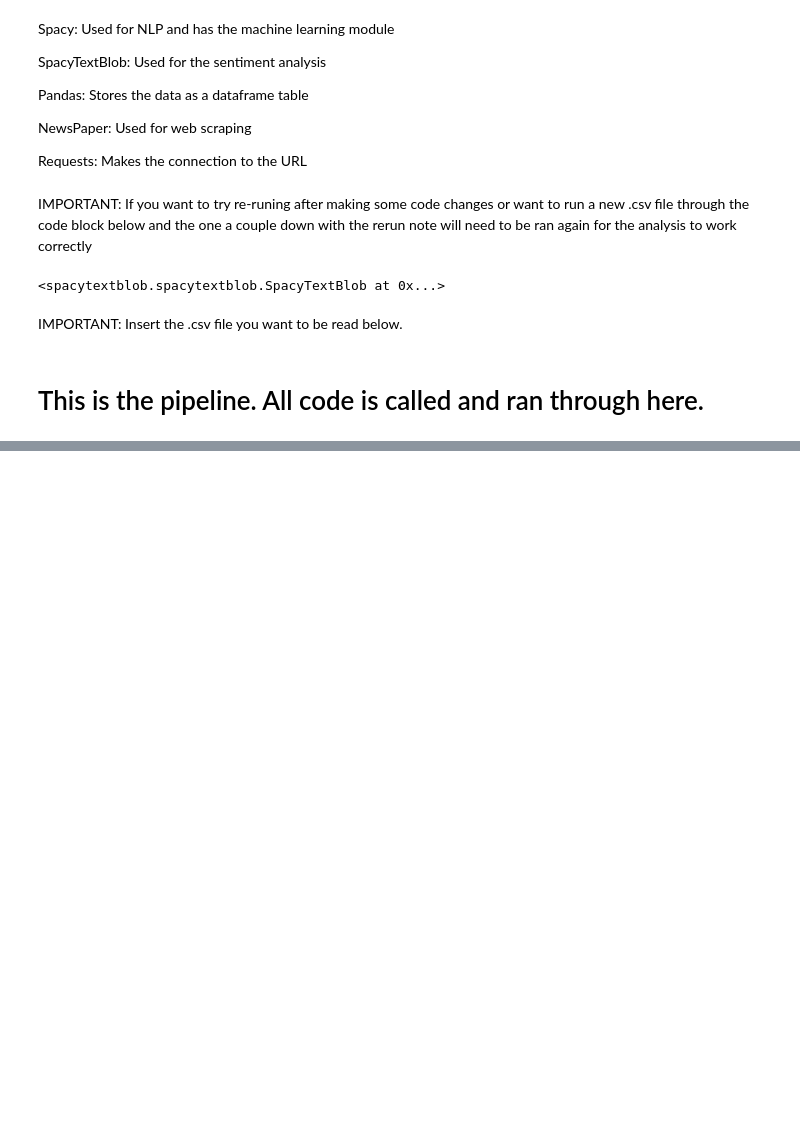
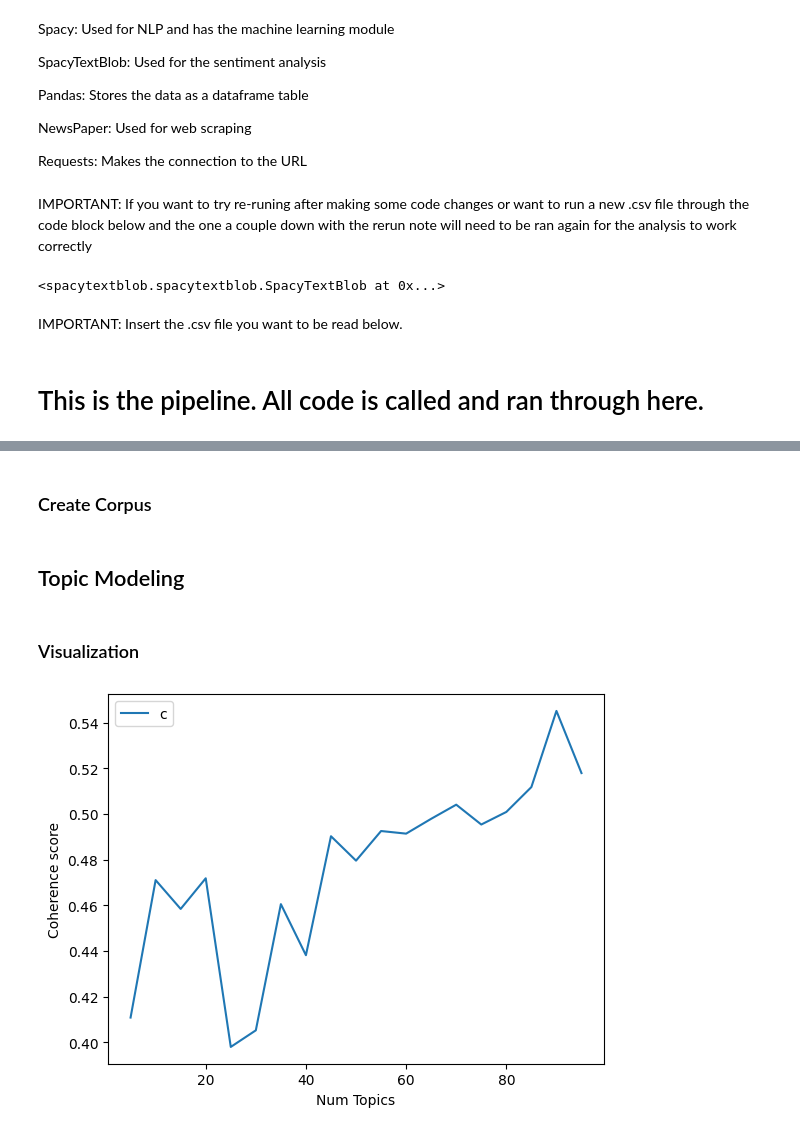
Before and after one commit to WilliamHiatt/SeniorCapStone, a Jupyter notebook: 423 Prototype/ModularModel.ipynb, the cells around one changed output, grey strips where cells are left out. Saved outputs shown, nothing was run; the diff lists cells and outputs as text; code cells hidden in the pictures; blank space fills up the shorter version.

Commit message:
Added Topic Modeling to Prototype Pipeline

```diff
--- a/423 Prototype/ModularModel.ipynb
+++ b/423 Prototype/ModularModel.ipynb
@@ -106,0 +232,2 @@ sentDic
+# %%
+tokenizedData = gen_words(filteredData)
@@ -106,0 +236,23 @@ sentDic
+# %%
+id2word = corpora.Dictionary(tokenizedData)
+id2word.filter_extremes(no_below=0.1, no_above=0.9)
+# %% [markdown]
+### Create Corpus
+# %%
+corpus = [id2word.doc2bow(text) for text in tokenizedData]
+# %% [markdown]
+## Topic Modeling
+# %%
+topic_limit = 100; topic_start=5; topic_step=5;
+model_list, coherence_values = compute_coherence_values(dictionary=id2word, corpus=corpus, tokenizedData=tokenizedData, limit=topic_limit, start=topic_start, step=topic_step)
+# %% [markdown]
+### Visualization
+# %%
+x = range(topic_start, topic_limit, topic_step)
+plt.plot(x, coherence_values)
+plt.xlabel("Num Topics")
+plt.ylabel("Coherence score")
+plt.legend(("coherence_values"), loc='best')
+plt.show()
+# %% [output]
+[figure, added]
```
Also changed, not shown: parts of 13 cells of this notebook, 3 other files.
